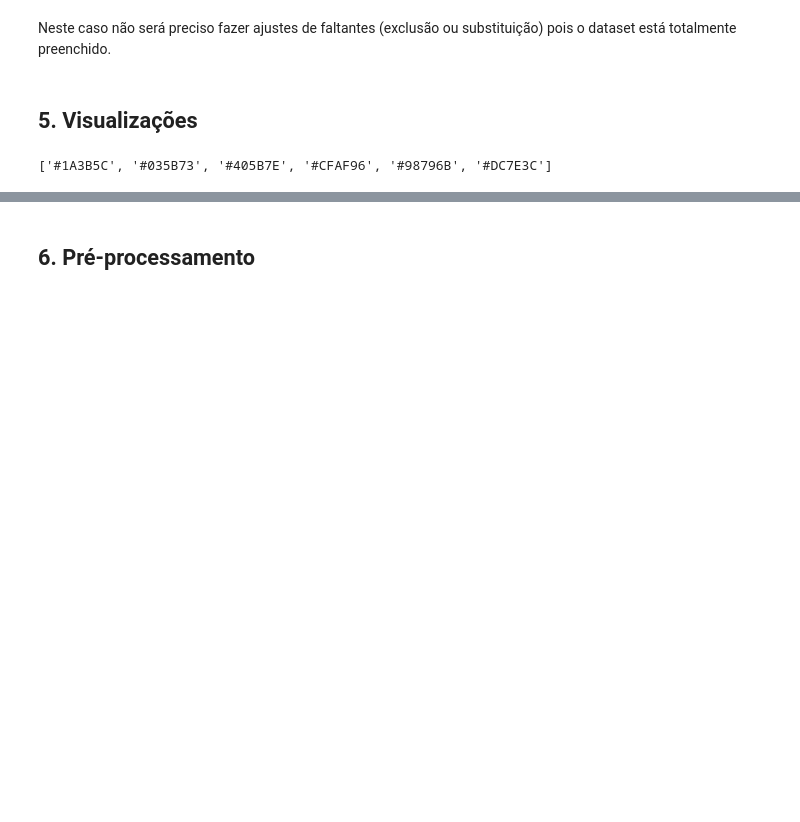
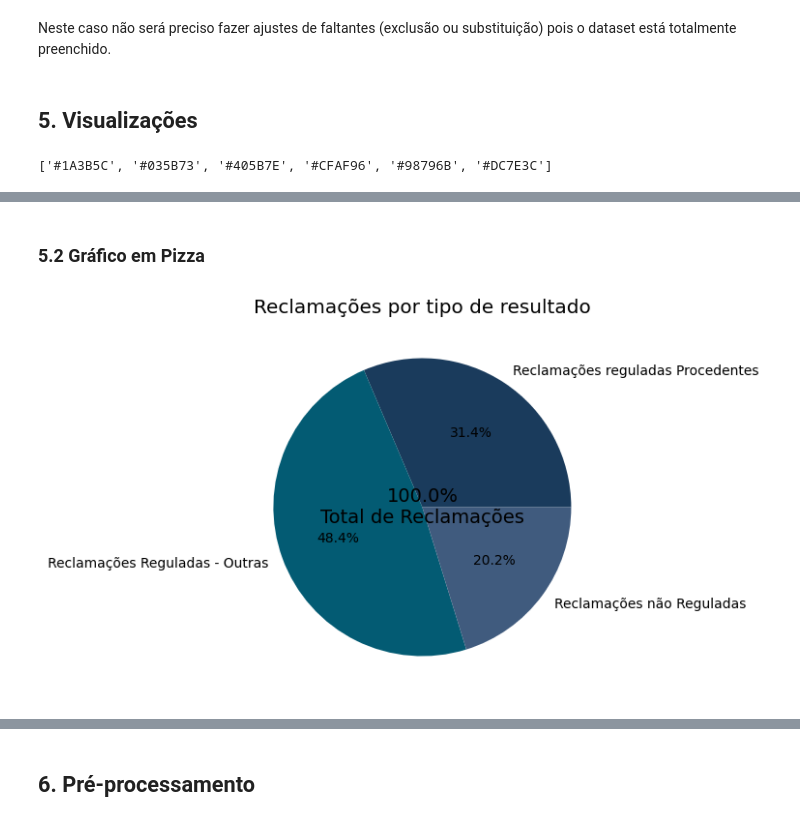
Before and after one commit to simonefmr/global_emissions, a Jupyter notebook: ranking.ipynb, the cells around one changed output, grey strips where cells are left out. Saved outputs shown, nothing was run; the diff lists cells and outputs as text; code cells hidden in the pictures; blank space fills up the shorter version.

```diff
--- a/ranking.ipynb
+++ b/ranking.ipynb
@@ -402,0 +656,28 @@ plt.show()
+# %% [markdown]
+### **5.2 Gráfico em Pizza**
+# %%
+# calculando as somas totais dos atributos de reclamações reguladas procedentes,
+# reclamações reguladas - outras (não procedentes) e reclamações não reguladas
+soma_a = df['Quantidade de reclamações reguladas procedentes'].sum()
+soma_b = df['Quantidade de reclamações reguladas - outras'].sum()
+soma_c = df['Quantidade de reclamações não reguladas'].sum()
+
+# calcula a soma do atributo D (que é a soma de A, B e C)
+soma_abc = soma_a + soma_b + soma_c
+
+# calcula o percentual de A+B+C=D
+percentual = (soma_abc / soma_d) * 100
+
+# cria as listas de valores e rótulos para o gráfico de pizza
+valores = [soma_a, soma_b, soma_c]
+rotulos = ['Reclamações reguladas Procedentes', 'Reclamações Reguladas - Outras', 'Reclamações não Reguladas']
+
+# plota o gráfico de pizza
+fig, ax = plt.subplots(figsize = (10,5))
+ax.pie(valores, labels=rotulos, autopct='%1.1f%%', colors=cores)
+ax.set_title('Reclamações por tipo de resultado')
+
+# adiciona o texto com o percentual de A+B+C=D na parte central do gráfico
+texto_central = ax.text(0, 0, f'{percentual:.1f}%\nTotal de Reclamações', ha='center', va='center', fontsize=14)
+# %% [output]
+[figure, added]
```
Also changed, not shown: parts of 51 cells of this notebook.
